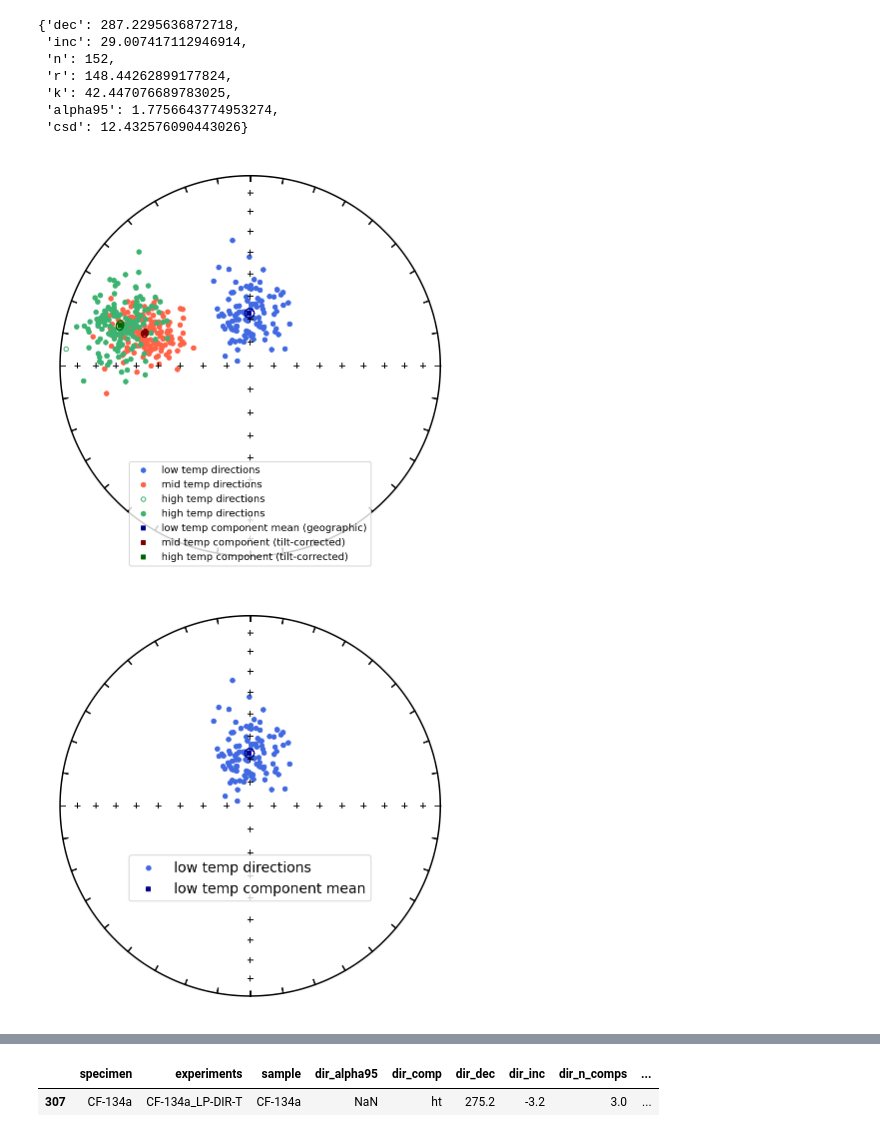
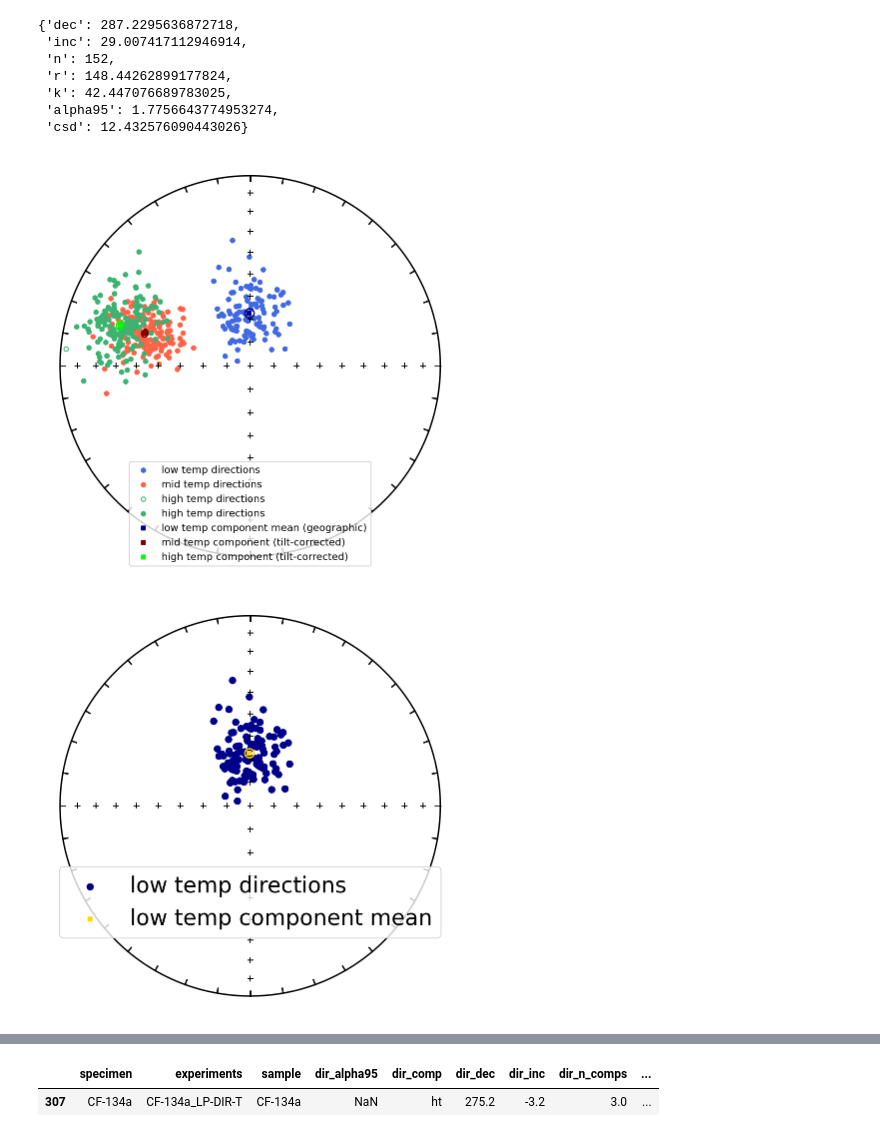
Before and after one commit to Swanson-Hysell-Group/Inclination_Shallowing, a Jupyter notebook: code/Notebooks/Cutface_pmag.ipynb, the cells around one changed output, grey strips where cells are left out. Saved outputs shown, nothing was run; the diff lists cells and outputs as text; code cells hidden in the pictures.

```diff
--- a/code/Notebooks/Cutface_pmag.ipynb
+++ b/code/Notebooks/Cutface_pmag.ipynb
@@ -84,28 +84,28 @@ ipmag.plot_di_mean(mean_lt['dec'],mean_lt['inc'],mean_lt['alpha95'],
 ipmag.plot_di_mean(mean_mt['dec'],mean_mt['inc'],mean_mt['alpha95'],
                    color='maroon', marker = 's', label='mid temp component (tilt-corrected)')
 ipmag.plot_di_mean(mean_ht['dec'],mean_ht['inc'],mean_ht['alpha95'],
-                   color='darkgreen', marker = 's', label='high temp component (tilt-corrected)')
+                   color='lime', marker = 's', label='high temp component (tilt-corrected)')
 
 plt.legend(loc=8)
 # plt.savefig('../code_output/specimen_directions.pdf')
 plt.show()
 # %% [output]
-[figure, old version]
+[figure, new version]
 # %%
 fignum = 1
 plt.figure(num=fignum,figsize=(6,6))
 ipmag.plot_net(fignum)
 
-ipmag.plot_di(specimens_lt_geo['dir_dec'].tolist(),specimens_lt_geo['dir_inc'].tolist(),color='royalblue',label='low temp directions')
+ipmag.plot_di(specimens_lt_geo['dir_dec'].tolist(),specimens_lt_geo['dir_inc'].tolist(),color='darkblue',label='low temp directions', markersize=40)
 
 ipmag.plot_di_mean(mean_lt['dec'],mean_lt['inc'],mean_lt['alpha95'],
-                   color='darkblue', marker = 's', label='low temp component mean')
+                   color='gold', marker = 's', label='low temp component mean')
 
-plt.legend(loc=8,bbox_to_anchor=(0.50,0.25),fontsize=14)
-# plt.savefig('../code_output/specimen_directions_lt.pdf',transparent=True)
+plt.legend(loc=8,bbox_to_anchor=(0.50,0.15),fontsize=22)
+plt.savefig('../code_output/specimen_directions_lt.pdf',transparent=True)
 plt.show()
 # %% [output]
-[figure, old version]
+[figure, new version]
 # %%
 fignum = 1
 plt.figure(num=fignum,figsize=(6,6))
```
Also changed, not shown: parts of 16 cells of this notebook, 19 other files.
